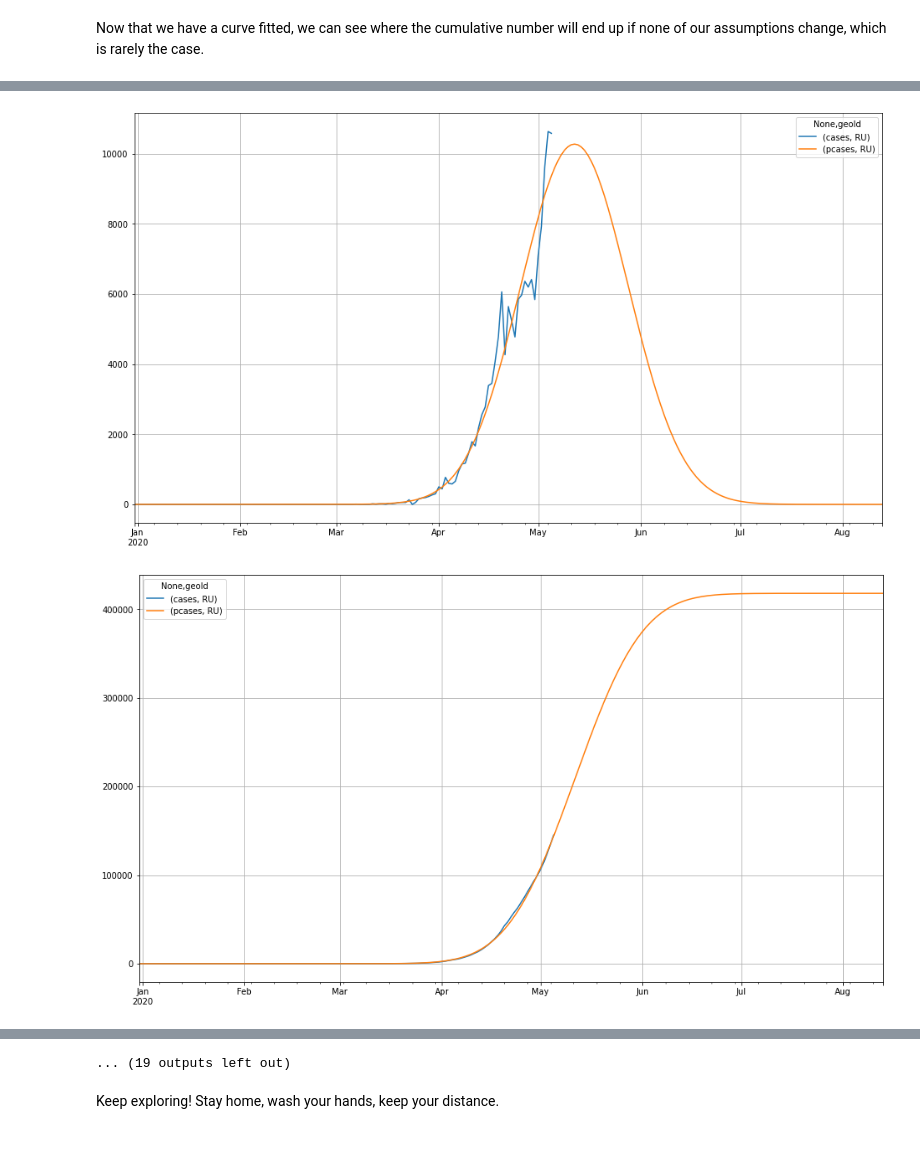
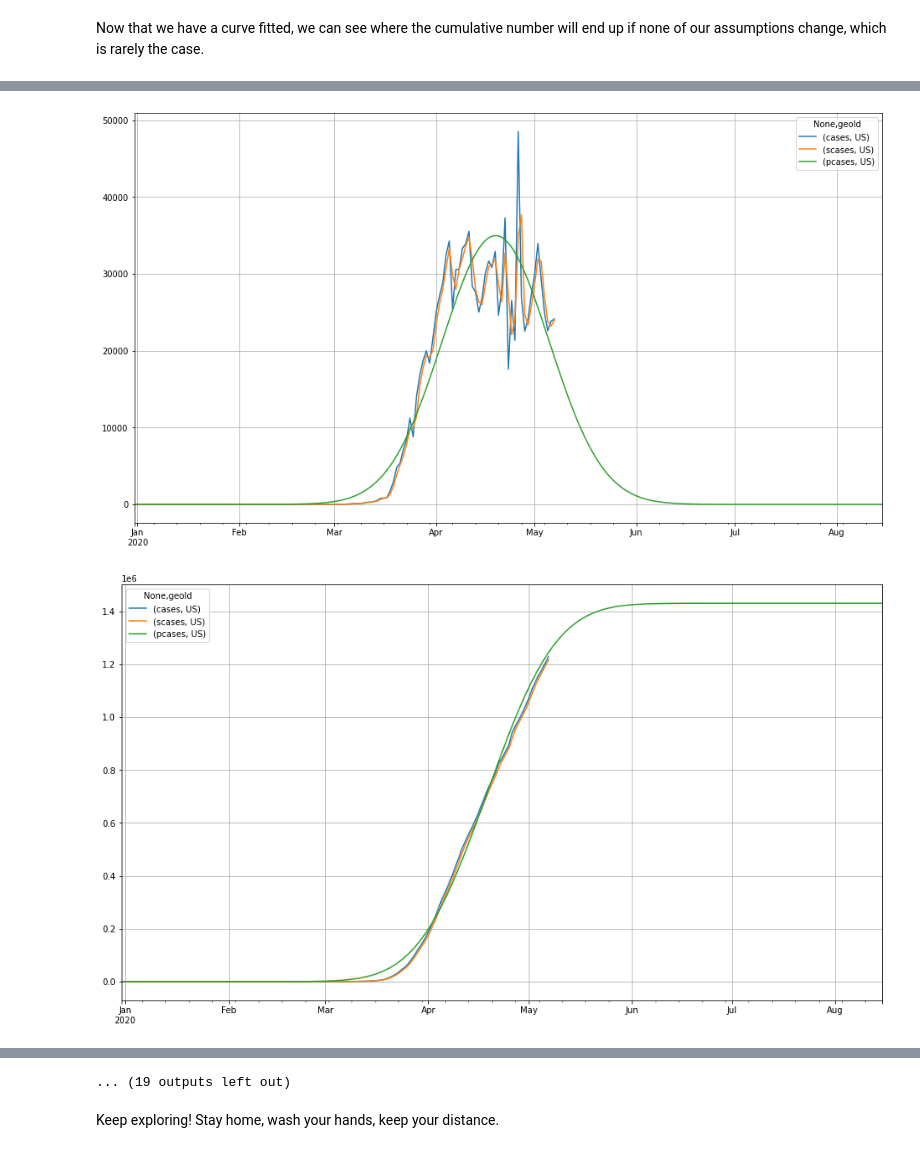
Before and after one commit to R3dje/COVID19, a Jupyter notebook: Modelmulti.ipynb, the cells around one changed output, grey strips where cells are left out. Cells and saved outputs as stored; diff of their text form; code cells hidden in the pictures.

```diff
--- a/Modelmulti.ipynb
+++ b/Modelmulti.ipynb
@@ -24,7 +24,7 @@ import numpy  as np
 # %% [markdown]
 We read our dataframe directly from the downloaded Excel file and have a look at the first 10 lines for format. Data for Namibia caused missing values because the `geoId` is __NA__, so we disable interpretation of missing values.
 # %%
-df = pd.read_excel('COVID-19-geographic-disbtribution-worldwide.xlsx', na_filter=False)
+df = pd.read_excel('COVID-19-geographic-disbtribution-worldwide.xlsx', keep_default_na=False, na_values='')
 df.head(10)
 # %% [output]
 |  | dateRep | day | month | year | cases | deaths | countriesAndTerritories | geoId | ... |
@@ -43,6 +47,8 @@ To make room in the dataframe for future predictions, we add columns for those v
 # %%
 df['pcases']  = np.nan
+df['scases']  = np.nan
 df['pdeaths'] = np.nan
+df['sdeaths'] = np.nan
 # %% [markdown]
 Last check of our source dataframe.
 # %%
@@ -140,19 +148,21 @@ mpl.rc('figure', max_open_warning=0)
 # %%
 # countries = df['geoId'].unique()
 
-countries = ['JP', 'RU', 'US', 'BR', 'AT', 'CH', 'DE', 'IT', 'ES', 'FR', 'SE', 'UK', 'IE', 'BE', 'NL']
+countries = ['JP', 'RU', 'US', 'BR', 'AT', 'CH', 'DE', 'IT', 'ES', 'FR', 'SE', 'UK', 'IE', 'BE', 'NL', 'NZ']
 
-measure = 'cases'
+measure  = 'cases'
 pmeasure = 'pcases'
+smeasure = 'scases'
 
 for country in countries:
-    df_pred = pd.DataFrame({'x':df_geo['daynum'], 'y':df_geo[measure][country]})
-    df_pred = df_pred[df_pred['y'] > 100]
+    df_geo[(smeasure, country)] = df_geo[measure][country].rolling(2).mean()
+    df_pred = pd.DataFrame({'x':df_geo['daynum'], 'y':df_geo[smeasure][country]})
+    df_pred = df_pred[df_pred['y'] > df[df['geoId'] == country]['popData2018'].iloc[0] / 1e5]
     df_pred['y'] = np.log10(df_pred['y'])
-    if len(df_pred) > 10:
+    if len(df_pred) > 7:
         fit = np.polyfit(x=df_pred['x'], y=df_pred['y'], deg=2, full=True)
         df_geo[(pmeasure, country)] = 10 ** np.polyval(fit[0], df_geo['daynum'])
         print(country, "factors", fit[0], "residuals", fit[1][0])
-        df_geo[[(measure, country), (pmeasure, country)]].plot(figsize=(16, 9), grid=True)
-        df_geo[[(measure, country), (pmeasure, country)]].cumsum().plot(figsize=(16, 9), grid=True)
+        df_geo[[(measure, country), (smeasure, country), (pmeasure, country)]].plot(figsize=(16, 9), grid=True)
+        df_geo[[(measure, country), (smeasure, country), (pmeasure, country)]].cumsum().plot(figsize=(16, 9), grid=True)
 # %% [output]
@@ -176,2 +186,2 @@ NL factors [-1.13612062e-03  1.05642451e+00 -2.42497856e+02] residuals 0.6485373
-[figure, old version]
+[figure, new version]
-[figure, old version]
+[figure, new version]
```
Also changed, not shown: parts of 10 cells of this notebook, 4 other files.
